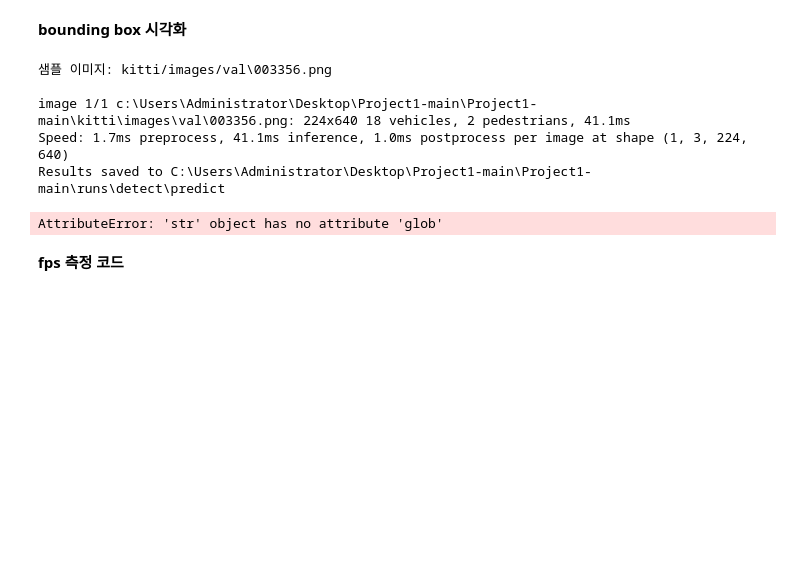
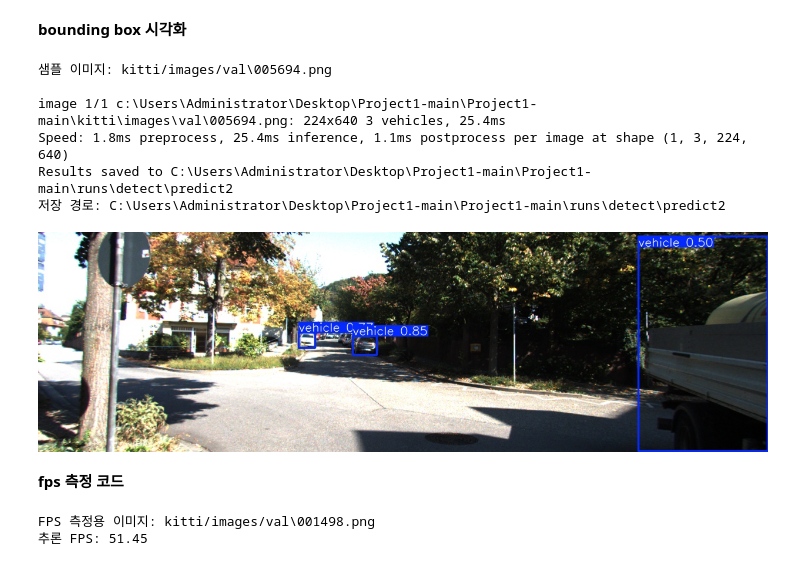
Before and after one commit to Innovation-Academy-team3/Project1, a Jupyter notebook: project1_team3.ipynb, the cells around one changed output. Saved outputs shown, nothing was run; the diff lists cells and outputs as text; code cells hidden in the pictures; blank space fills up the shorter version.

```diff
--- a/project1_team3.ipynb
+++ b/project1_team3.ipynb
@@ -424,38 +424,40 @@ task: 'detect'
 # %%
 from IPython.display import Image, display
 import glob
 import random
 import os
+from pathlib import Path
 
 # validation 이미지 중 하나 고르기
 val_imgs = glob.glob("kitti/images/val/*.png") + glob.glob("kitti/images/val/*.jpg")
 sample_img = random.choice(val_imgs)
 print("샘플 이미지:", sample_img)
 
 # 예측 (이미지 저장)
 pred_results = best_model.predict(
     source=sample_img,
     device="mps",
     save=True
 )
 
 # YOLO가 저장한 이미지 경로 찾기
-save_dir = pred_results[0].save_dir  # runs/detect/predict 또는 비슷한 경로
-saved_files = list(save_dir.glob("*"))  # Path 객체라면
+save_dir = Path(pred_results[0].save_dir)   # ← 문자열을 Path 객체로 변환
+saved_files = list(save_dir.glob("*"))      # 이제 정상 작동
 print("저장 경로:", save_dir)
 
 # 이미지 표시
 for f in saved_files:
     if f.suffix.lower() in [".png", ".jpg", ".jpeg"]:
         display(Image(filename=str(f)))
         break
 # %% [output]
-샘플 이미지: kitti/images/val\003356.png
+샘플 이미지: kitti/images/val\005694.png
 
-image 1/1 c:\Users\Administrator\Desktop\Project1-main\Project1-main\kitti\images\val\003356.png: 224x640 18 vehicles, 2 pedestrians, 41.1ms
-Speed: 1.7ms preprocess, 41.1ms inference, 1.0ms postprocess per image at shape (1, 3, 224, 640)
-Results saved to C:\Users\Administrator\Desktop\Project1-main\Project1-main\runs\detect\predict
+image 1/1 c:\Users\Administrator\Desktop\Project1-main\Project1-main\kitti\images\val\005694.png: 224x640 3 vehicles, 25.4ms
+Speed: 1.8ms preprocess, 25.4ms inference, 1.1ms postprocess per image at shape (1, 3, 224, 640)
+Results saved to C:\Users\Administrator\Desktop\Project1-main\Project1-main\runs\detect\predict2
+저장 경로: C:\Users\Administrator\Desktop\Project1-main\Project1-main\runs\detect\predict2
-AttributeError: 'str' object has no attribute 'glob'
+[figure, added]
 # %% [markdown]
 **fps 측정 코드**
 # %%
@@ -476,3 +478,6 @@ end = time.time()
 
 fps = N / (end - start)
 print(f"추론 FPS: {fps:.2f}")
+# %% [output]
+FPS 측정용 이미지: kitti/images/val\001498.png
+추론 FPS: 51.45
```
Also changed, not shown: parts of 7 cells of this notebook.
